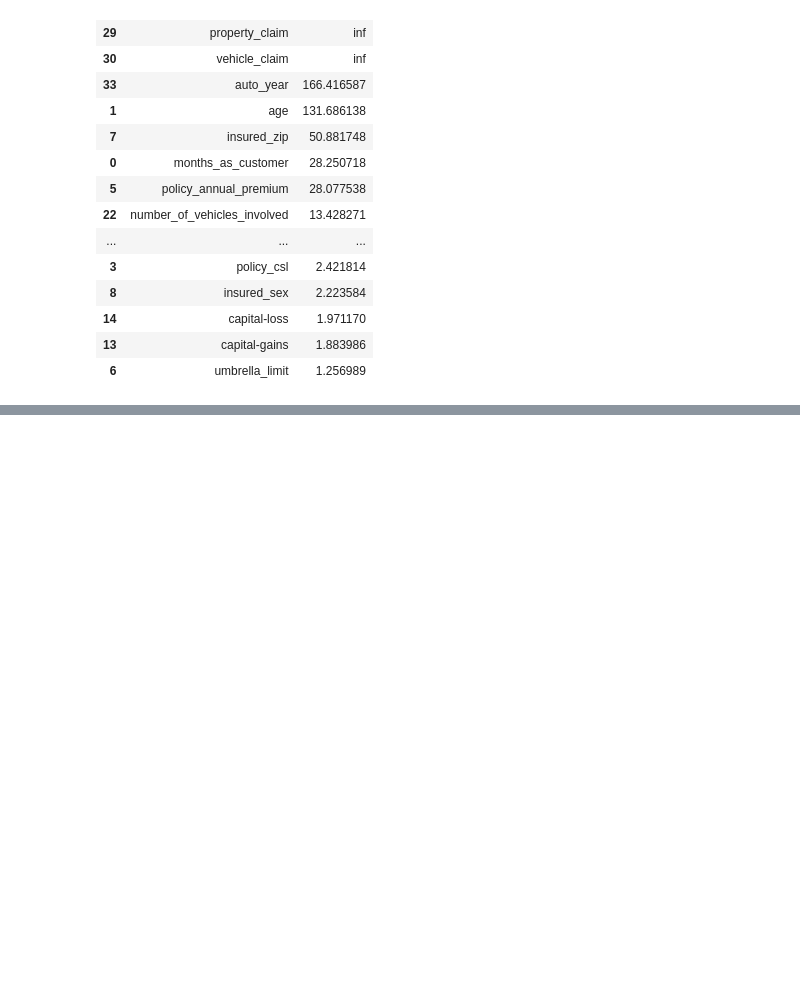
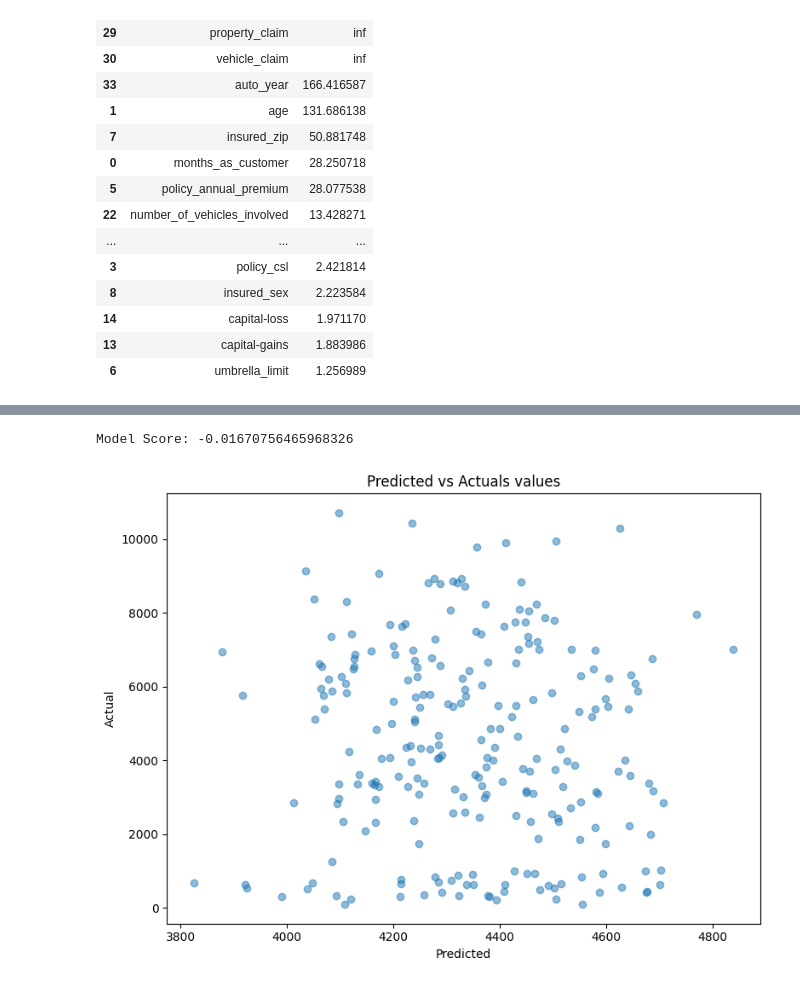
Before and after one commit to jtvon/799S-Data-Science-Capstone, a Jupyter notebook: Week-1-jupyter-notebook.ipynb, the cells around one changed output, grey strips where cells are left out. Cells and saved outputs as stored; diff of their text form; code cells hidden in the pictures; blank space fills up the shorter version.

```diff
--- a/Week-1-jupyter-notebook.ipynb
+++ b/Week-1-jupyter-notebook.ipynb
@@ -196,0 +250,8 @@ Model Score: 0.1549977101155403
+# %%
+# Split the data into features and target
+X_fur = df_fur.drop(columns=['Amount'])
+y_fur = df_fur['Amount']
+# %%
+# Encode features
+fur_cat_feat = X_fur.select_dtypes(include=['object']).columns
+X_fur_encoded, fur_map = encode_categories(X_fur, fur_cat_feat)
@@ -196,0 +279,33 @@ Model Score: 0.1549977101155403
+# %%
+# Split the data into train and test sets
+X_fur_train, X_fur_test, y_fur_train, y_fur_test = train_test_split(X_fur_encoded, y_fur, test_size=.2, random_state=0)
+
+# Scale the data
+scaler_fur = StandardScaler()
+X_fur_train_scaled = scaler_fur.fit_transform(X_fur_train)
+X_fur_test_scaled = scaler_fur.fit_transform(X_fur_test)
+# %%
+# Create the logistic regression model
+lm_fur = LinearRegression().fit(X_fur_train_scaled, y_fur_train)
+
+# Make predictions
+y_fur_pred = lm_fur.predict(X_fur_test_scaled)
+
+# Score the model
+score_fur = lm_fur.score(X_fur_test_scaled, y_fur_test)
+
+# Display the results
+print(f"Model Score: {score_fur}")
+# %% [output]
+Model Score: -0.01670756465968326
+# %%
+# Plot the results of the furious dataset
+plt.figure(figsize=(8,6))
+plt.scatter(y_fur_pred, y_fur_test, alpha=.5)
+plt.title("Predicted vs Actuals values")
+plt.xlabel("Predicted")
+plt.ylabel("Actual")
+plt.tight_layout()
+plt.show()
+# %% [output]
+[figure, added]
```
Also changed, not shown: parts of 8 cells of this notebook.
